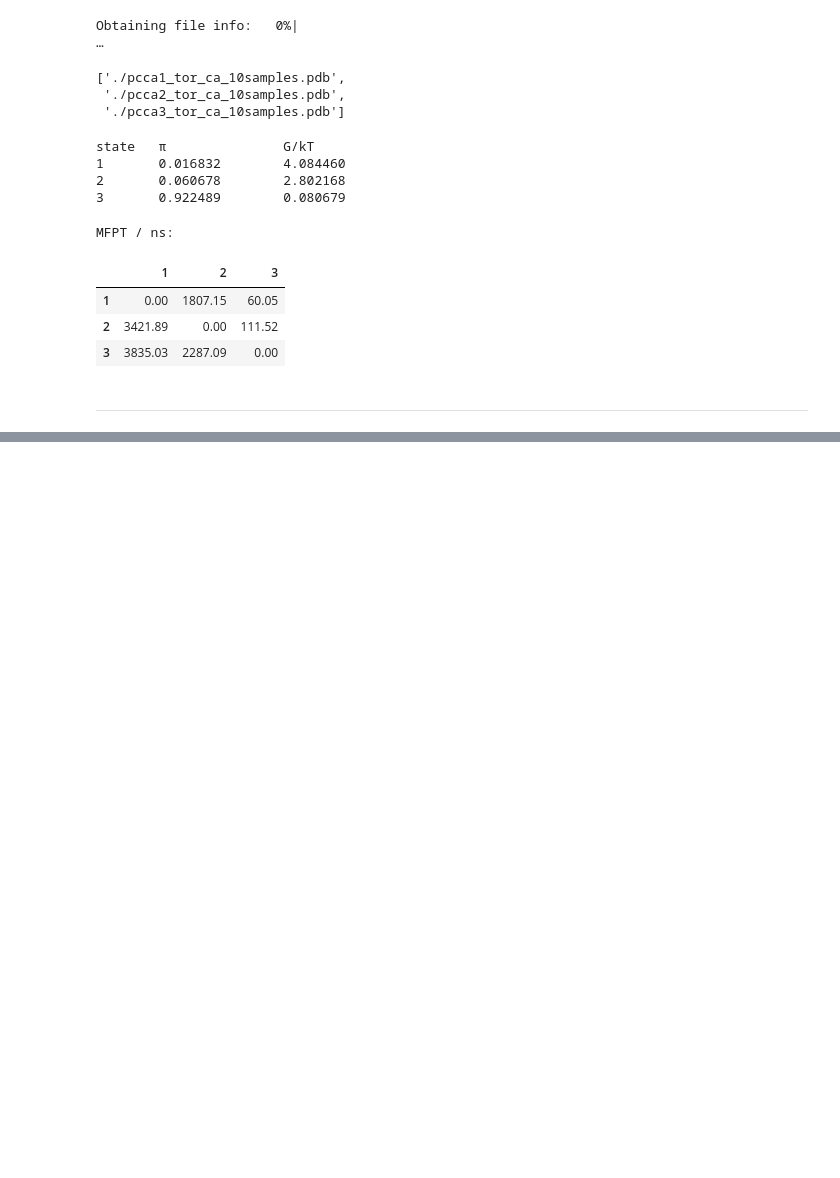
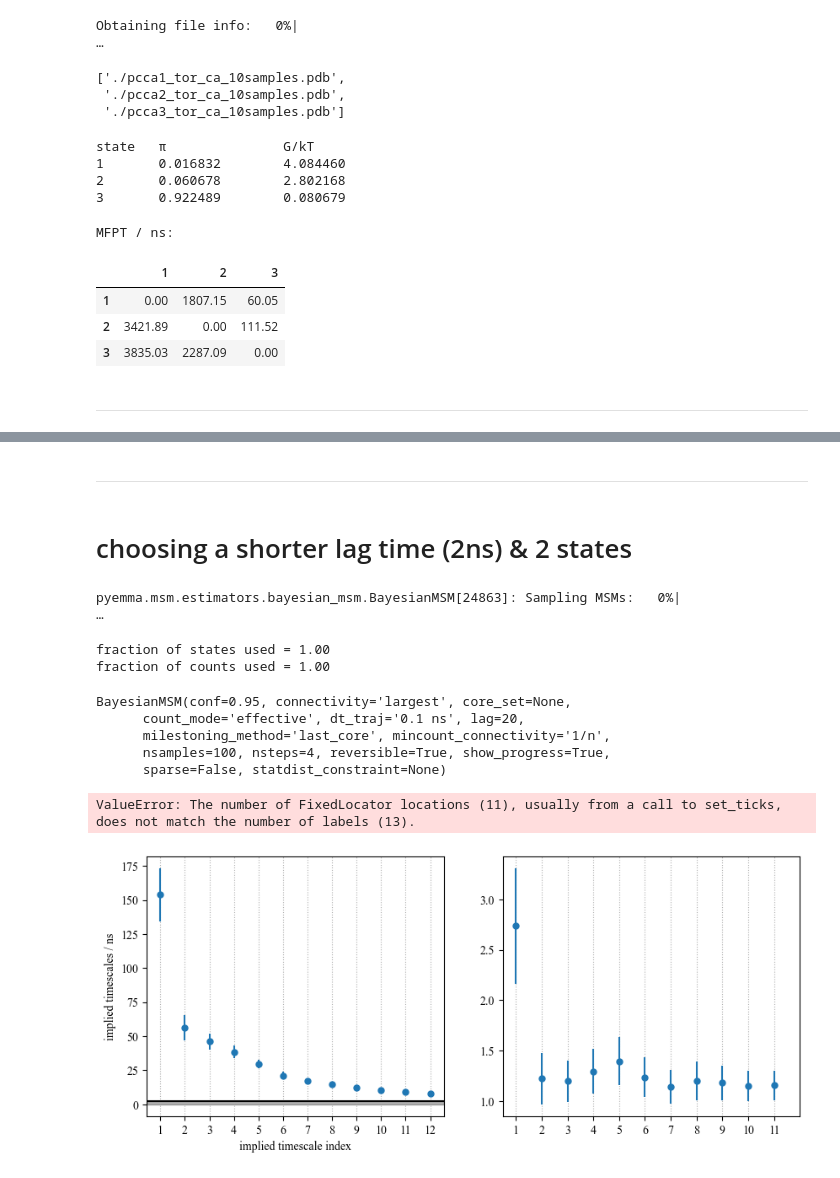
Before and after one commit to kitk4t95/MSM_notebooks, a Jupyter notebook: MSMs_a2.5_corrected_aligned_25.ipynb, the cells around one changed output, grey strips where cells are left out. Cells and saved outputs as stored; diff of their text form; code cells hidden in the pictures; blank space fills up the shorter version.

```diff
--- a/MSMs_a2.5_corrected_aligned_25.ipynb
+++ b/MSMs_a2.5_corrected_aligned_25.ipynb
@@ -709,0 +710,71 @@ Text(0.5, 1.05, 'State 3-aligned')
+# %% [markdown]
+***
+# %% [markdown]
+# choosing a shorter lag time (2ns) & 2 states
+# %%
+#I'm going for lag time of 2ns from this point onward
+msm_tor_ca_2ns = pyemma.msm.bayesian_markov_model(cluster_tor_ca.dtrajs, lag=20, dt_traj='0.1 ns')
+print('fraction of states used = {:.2f}'.format(msm_tor_ca_2ns.active_state_fraction))
+print('fraction of counts used = {:.2f}'.format(msm_tor_ca_2ns.active_count_fraction))
+# %% [output]
+pyemma.msm.estimators.bayesian_msm.BayesianMSM[24863]: Sampling MSMs:   0%|                                   …
+fraction of states used = 1.00
+fraction of counts used = 1.00
+# %%
+msm_tor_ca_2ns
+# %% [output]
+BayesianMSM(conf=0.95, connectivity='largest', core_set=None,
+      count_mode='effective', dt_traj='0.1 ns', lag=20,
+      milestoning_method='last_core', mincount_connectivity='1/n',
+      nsamples=100, nsteps=4, reversible=True, show_progress=True,
+      sparse=False, statdist_constraint=None)
+# %%
+def its_separation_err(ts, ts_err):
+    """
+    Error propagation from ITS standard deviation to timescale separation.
+    """
+    return ts[:-1] / ts[1:] * np.sqrt(
+        (ts_err[:-1] / ts[:-1])**2 + (ts_err[1:] / ts[1:])**2)
+
+
+nits = 12
+
+timescales_mean_tor_ca_2ns = msm_tor_ca_2ns.sample_mean('timescales', k=nits)
+timescales_std_tor_ca_2ns = msm_tor_ca_2ns.sample_std('timescales', k=nits)
+
+fig, axes = plt.subplots(1, 2, figsize=(10, 4))
+
+axes[0].errorbar(
+    range(1, nits + 1),
+    timescales_mean_tor_ca_2ns,
+    yerr=timescales_std_tor_ca_2ns,
+    fmt='.', markersize=10)
+axes[1].errorbar(
+    range(1, nits),
+    timescales_mean_tor_ca_2ns[:-1] / timescales_mean_tor_ca_2ns[1:],
+    yerr=its_separation_err(
+        timescales_mean_tor_ca_2ns,
+        timescales_std_tor_ca_2ns),
+    fmt='.',
+    markersize=10,
+    color='C0')
+
+for i, ax in enumerate(axes):
+    ax.set_xticks(range(1, nits + 1))
+    ax.grid(True, axis='x', linestyle=':')
+
+axes[0].axhline(msm_tor_ca_2ns.lag * 0.1, lw=1.5, color='k')
+axes[0].axhspan(0, msm_tor_ca_2ns.lag * 0.1, alpha=0.3, color='k')
+axes[0].set_xlabel('implied timescale index')
+axes[0].set_ylabel('implied timescales / ns')
+axes[1].set_xticks(range(1, nits))
+axes[1].set_xticklabels(
+    ["{:d}/{:d}".format(k, k + 1) for k in range(1, nits + 2)],
+    rotation=45)
+axes[1].set_xlabel('implied timescale indices')
+axes[1].set_ylabel('timescale separation')
+fig.tight_layout()
+plt.savefig('examining the implied timescales - tor_ca - lag 2ns', dpi=300)
+# %% [output]
+ValueError: The number of FixedLocator locations (11), usually from a call to set_ticks, does not match the number of labels (13).
+[figure, added]
```
Also changed, not shown: parts of 15 cells of this notebook, 8 other files.
